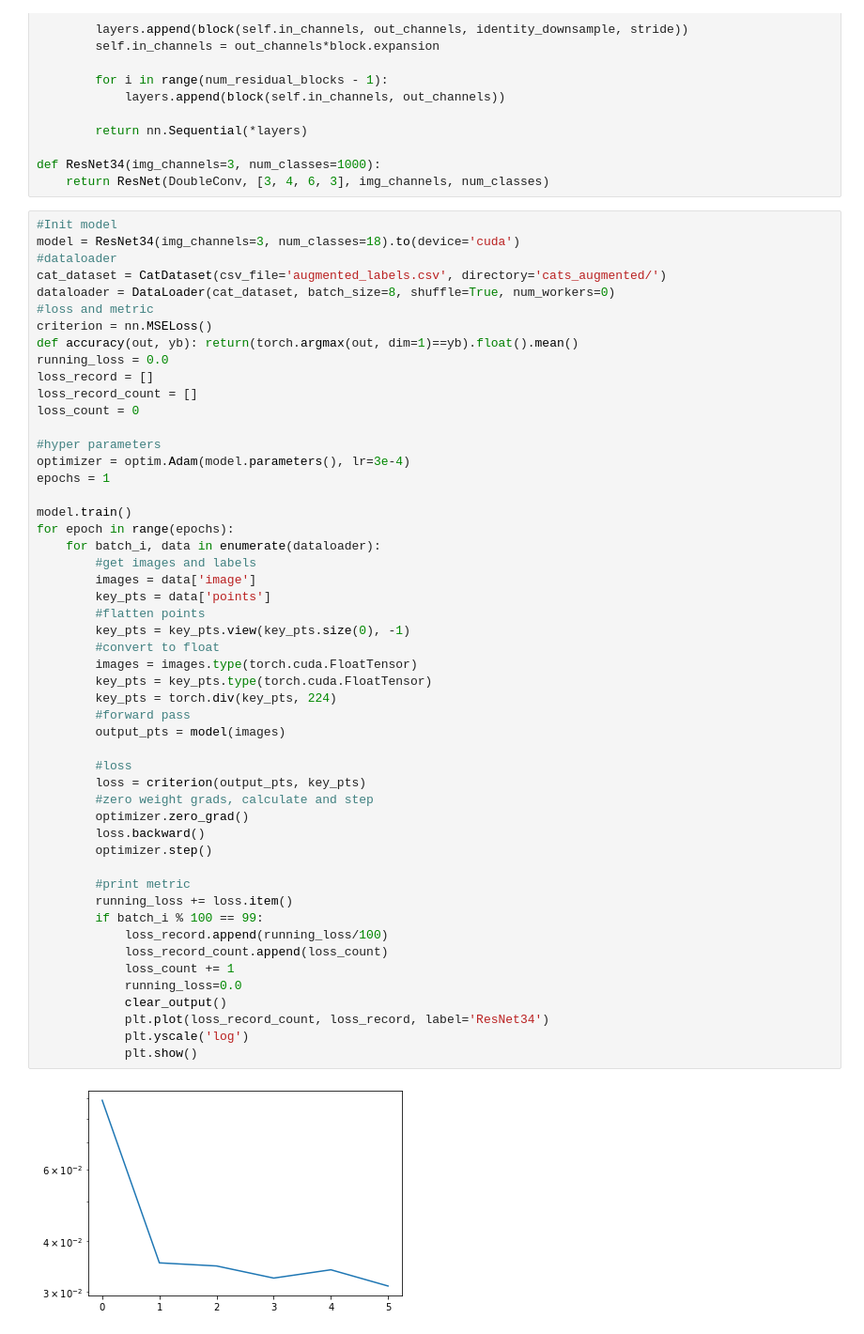
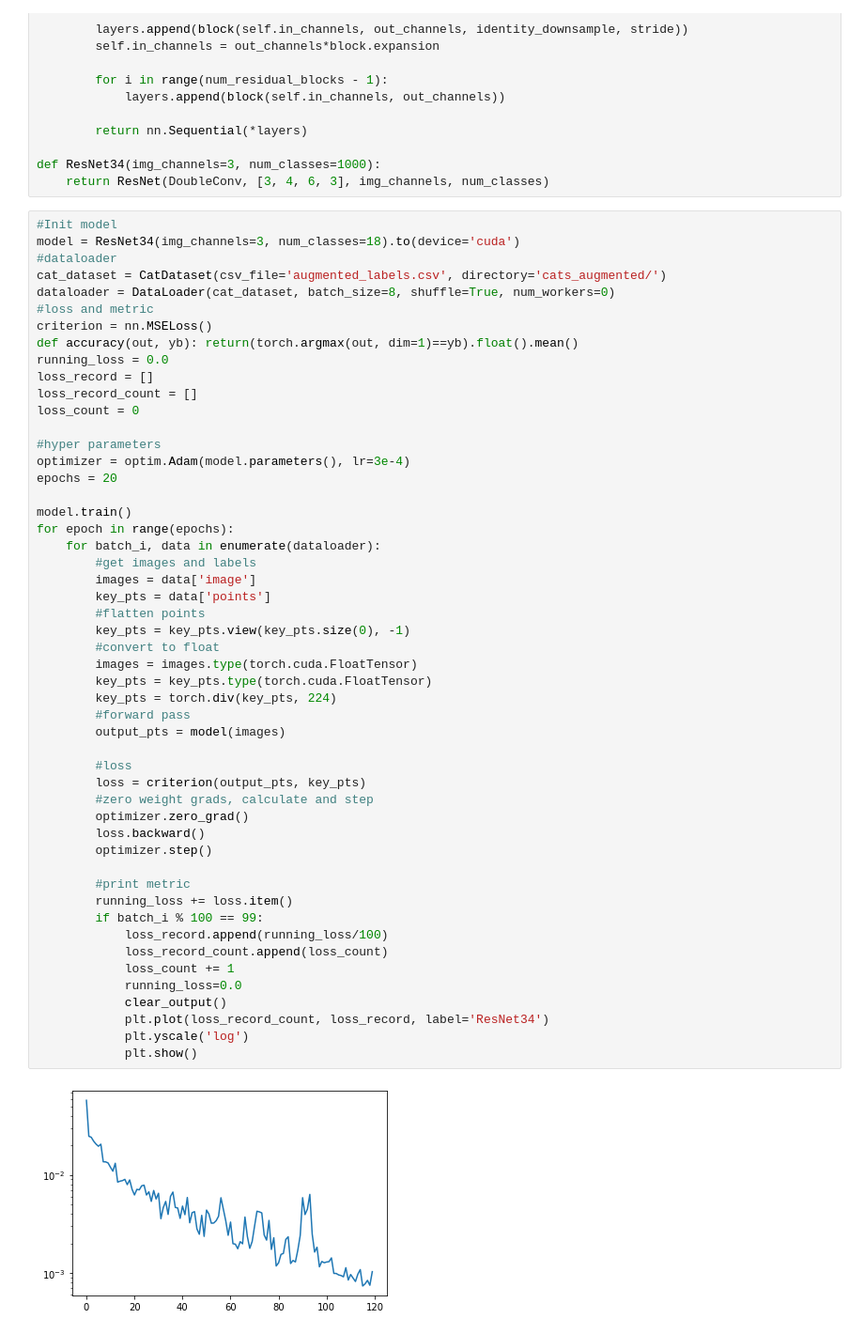
Before and after one commit to MaxVanDijck/cat-face-detection, a Jupyter notebook: model.ipynb, the cells around one changed output. Shown at 94% size. Drawn from its saved outputs; the diff is of its cells as text.

Commit message:
fit 20 epochs
needs to fit 50+ epochs to have good regression accuracy

```diff
--- a/model.ipynb
+++ b/model.ipynb
@@ -222,7 +222,7 @@ loss_count = 0
 
 #hyper parameters
 optimizer = optim.Adam(model.parameters(), lr=3e-4)
-epochs = 1
+epochs = 20
 
 model.train()
 for epoch in range(epochs):
@@ -231,34 +231,34 @@ for epoch in range(epochs):
         images = data['image']
         key_pts = data['points']
         #flatten points
         key_pts = key_pts.view(key_pts.size(0), -1)
         #convert to float
         images = images.type(torch.cuda.FloatTensor)
         key_pts = key_pts.type(torch.cuda.FloatTensor)
         key_pts = torch.div(key_pts, 224)
         #forward pass
         output_pts = model(images)
 
         #loss
         loss = criterion(output_pts, key_pts)
         #zero weight grads, calculate and step
         optimizer.zero_grad()
         loss.backward()
         optimizer.step()
 
         #print metric
         running_loss += loss.item()
         if batch_i % 100 == 99:
             loss_record.append(running_loss/100)
             loss_record_count.append(loss_count)
             loss_count += 1
             running_loss=0.0
             clear_output()
             plt.plot(loss_record_count, loss_record, label='ResNet34')
             plt.yscale('log')
             plt.show()
 # %% [output]
-[figure, old version]
+[figure, new version]
 # %%
 def show_landmarks(image, points):
     """Show image with landmarks"""
```
Also changed, not shown: parts of 1 cell of this notebook.
